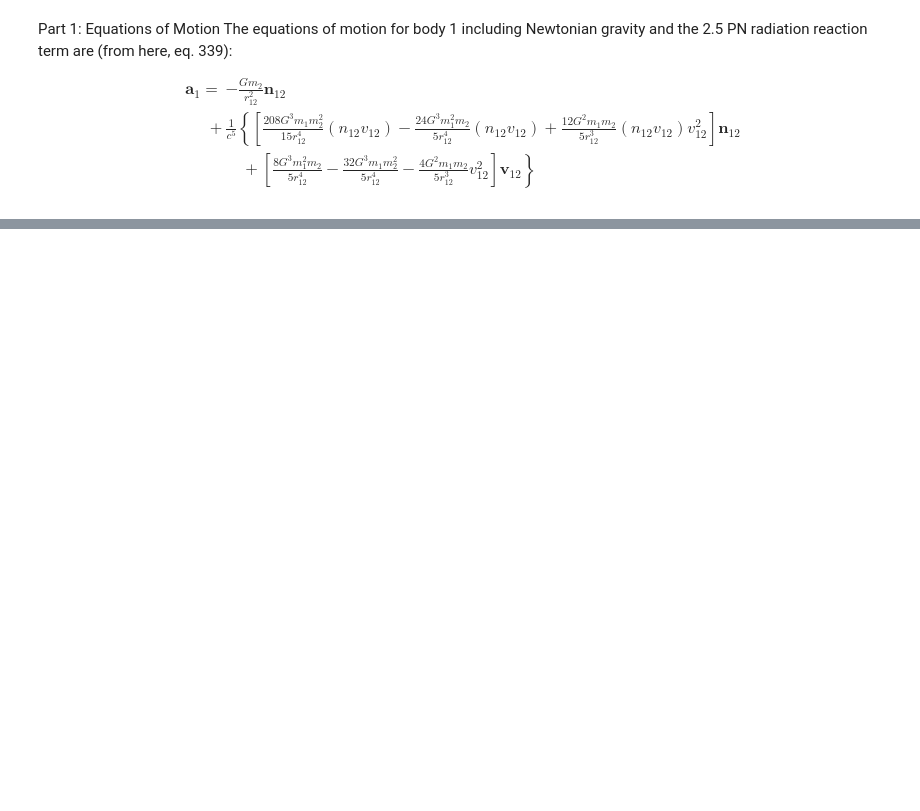
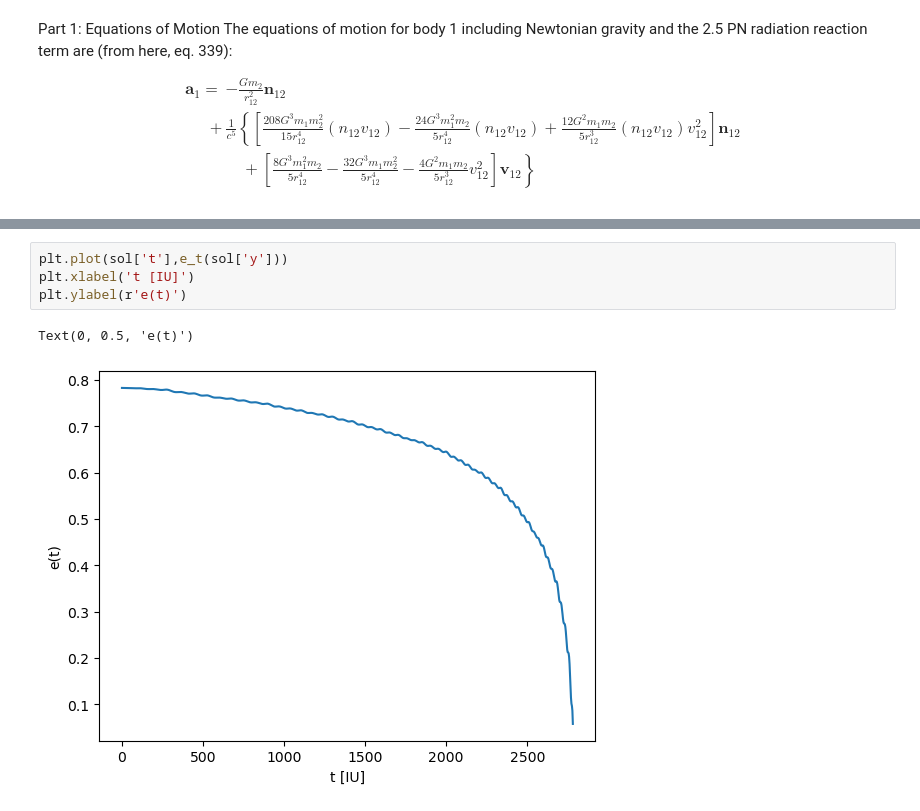
Before and after one commit to ebianchi803/computational_astrophysics, a Jupyter notebook: ODE/GW.ipynb, the cells around one changed output, grey strips where cells are left out. Cells and saved outputs as stored; diff of their text form; blank space fills up the shorter version.

```diff
--- a/ODE/GW.ipynb
+++ b/ODE/GW.ipynb
@@ -32,0 +137,7 @@ where $M=m_1+m_2, r=|\boldsymbol{r}|, v=|\boldsymbol{v}|, h=|\boldsymbol{h}|$.
+# %%
+plt.plot(sol['t'],e_t(sol['y']))
+plt.xlabel('t [IU]')
+plt.ylabel(r'e(t)')
+# %% [output]
+Text(0, 0.5, 'e(t)')
+[figure, added]
```
Also changed, not shown: parts of 13 cells of this notebook.
